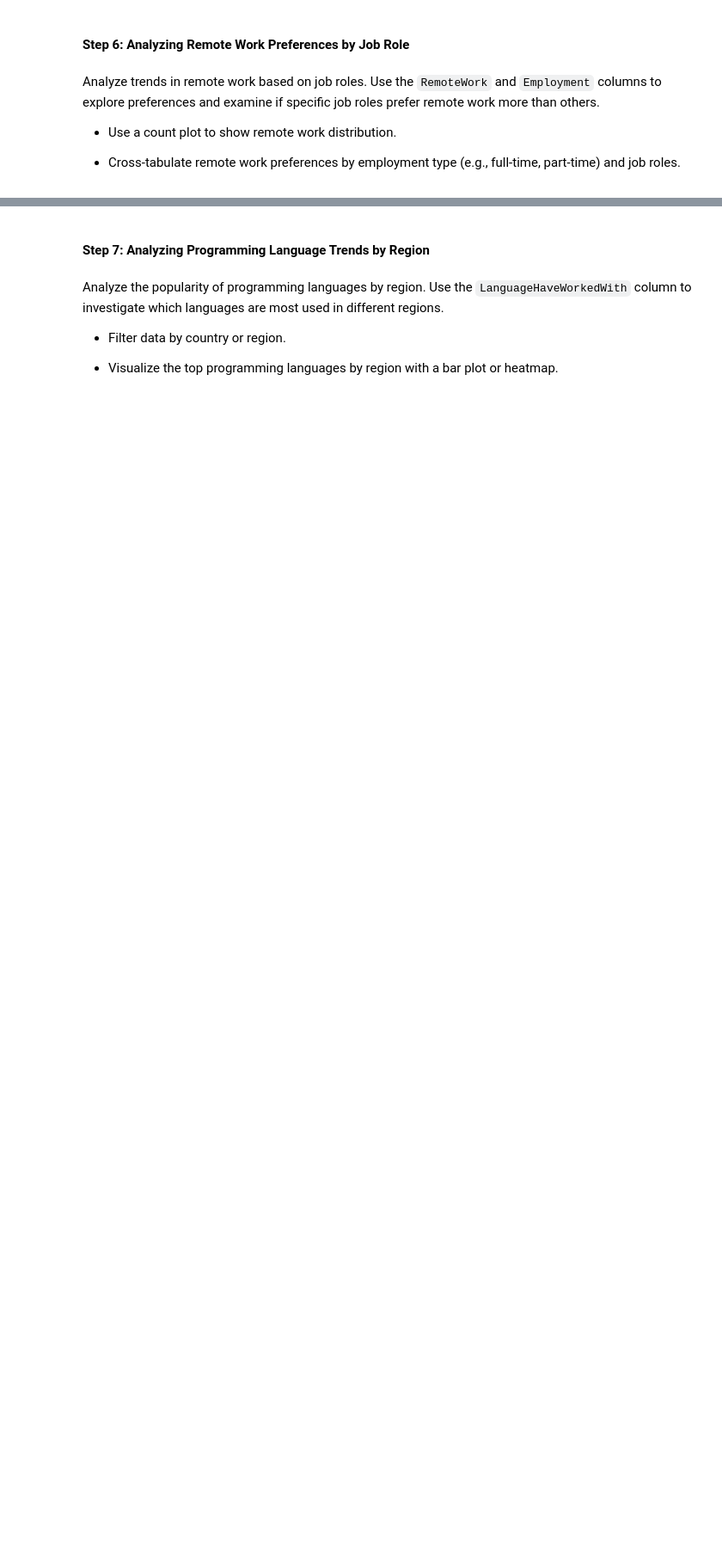
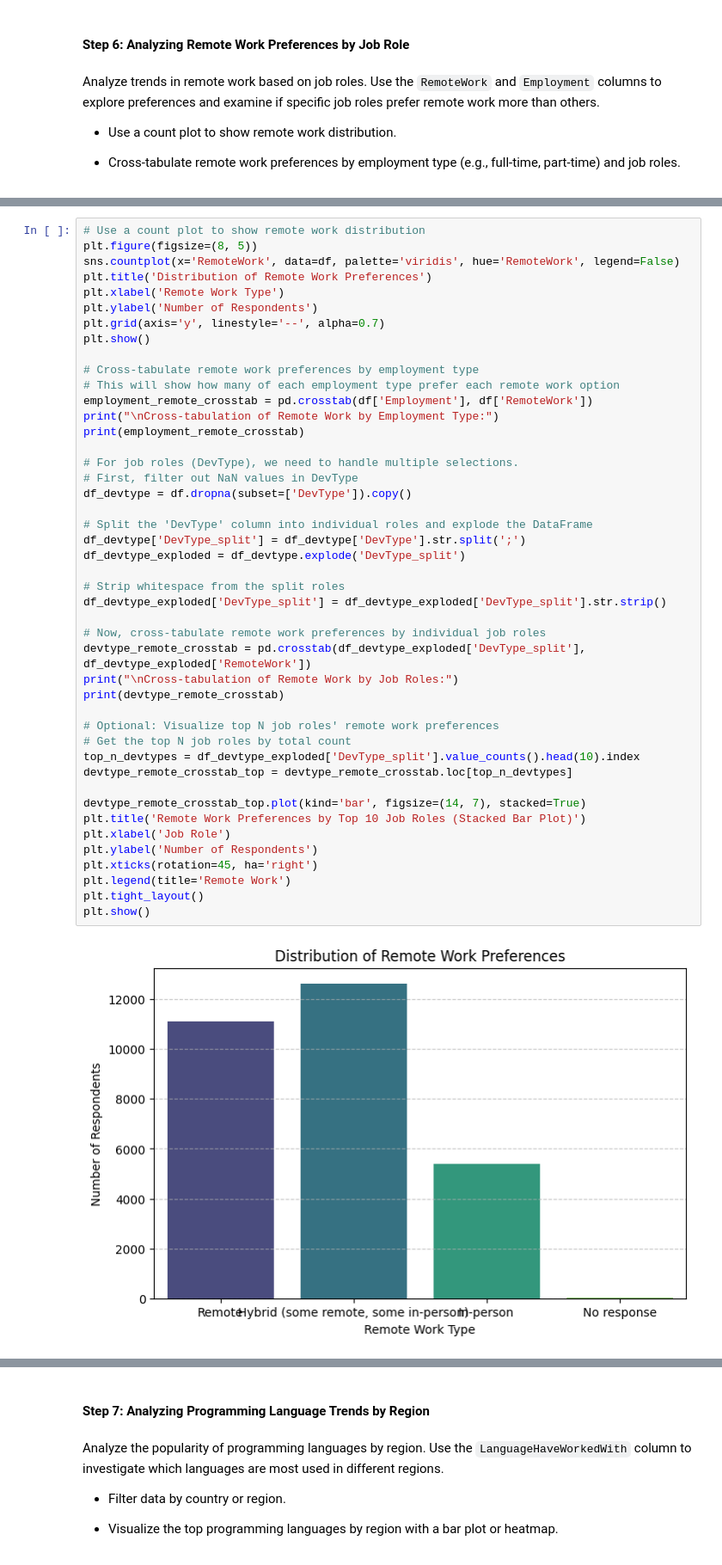
Before and after one commit to Sumant-crty/IBM-Data-Analyst-Capstone-Project, a Jupyter notebook: Hands-on Lab Exploratory Data Analysis.ipynb, the cells around one changed output, grey strips where cells are left out. Shown at 86% size. Drawn from its saved outputs; the diff is of its cells as text; blank space fills up the shorter version.

```diff
--- a/Hands-on Lab Exploratory Data Analysis.ipynb
+++ b/Hands-on Lab Exploratory Data Analysis.ipynb
@@ -85,0 +210,47 @@ Analyze trends in remote work based on job roles. Use the `RemoteWork` and `Empl
+# %%
+# Use a count plot to show remote work distribution
+plt.figure(figsize=(8, 5))
+sns.countplot(x='RemoteWork', data=df, palette='viridis', hue='RemoteWork', legend=False)
+plt.title('Distribution of Remote Work Preferences')
+plt.xlabel('Remote Work Type')
+plt.ylabel('Number of Respondents')
+plt.grid(axis='y', linestyle='--', alpha=0.7)
+plt.show()
+
+# Cross-tabulate remote work preferences by employment type
+# This will show how many of each employment type prefer each remote work option
+employment_remote_crosstab = pd.crosstab(df['Employment'], df['RemoteWork'])
+print("\nCross-tabulation of Remote Work by Employment Type:")
+print(employment_remote_crosstab)
+
+# For job roles (DevType), we need to handle multiple selections.
+# First, filter out NaN values in DevType
+df_devtype = df.dropna(subset=['DevType']).copy()
+
+# Split the 'DevType' column into individual roles and explode the DataFrame
+df_devtype['DevType_split'] = df_devtype['DevType'].str.split(';')
+df_devtype_exploded = df_devtype.explode('DevType_split')
+
+# Strip whitespace from the split roles
+df_devtype_exploded['DevType_split'] = df_devtype_exploded['DevType_split'].str.strip()
+
+# Now, cross-tabulate remote work preferences by individual job roles
+devtype_remote_crosstab = pd.crosstab(df_devtype_exploded['DevType_split'], df_devtype_exploded['RemoteWork'])
+print("\nCross-tabulation of Remote Work by Job Roles:")
+print(devtype_remote_crosstab)
+
+# Optional: Visualize top N job roles' remote work preferences
+# Get the top N job roles by total count
+top_n_devtypes = df_devtype_exploded['DevType_split'].value_counts().head(10).index
+devtype_remote_crosstab_top = devtype_remote_crosstab.loc[top_n_devtypes]
+
+devtype_remote_crosstab_top.plot(kind='bar', figsize=(14, 7), stacked=True)
+plt.title('Remote Work Preferences by Top 10 Job Roles (Stacked Bar Plot)')
+plt.xlabel('Job Role')
+plt.ylabel('Number of Respondents')
+plt.xticks(rotation=45, ha='right')
+plt.legend(title='Remote Work')
+plt.tight_layout()
+plt.show()
+# %% [output]
+[figure, added]
```
Also changed, not shown: parts of 23 cells of this notebook.
